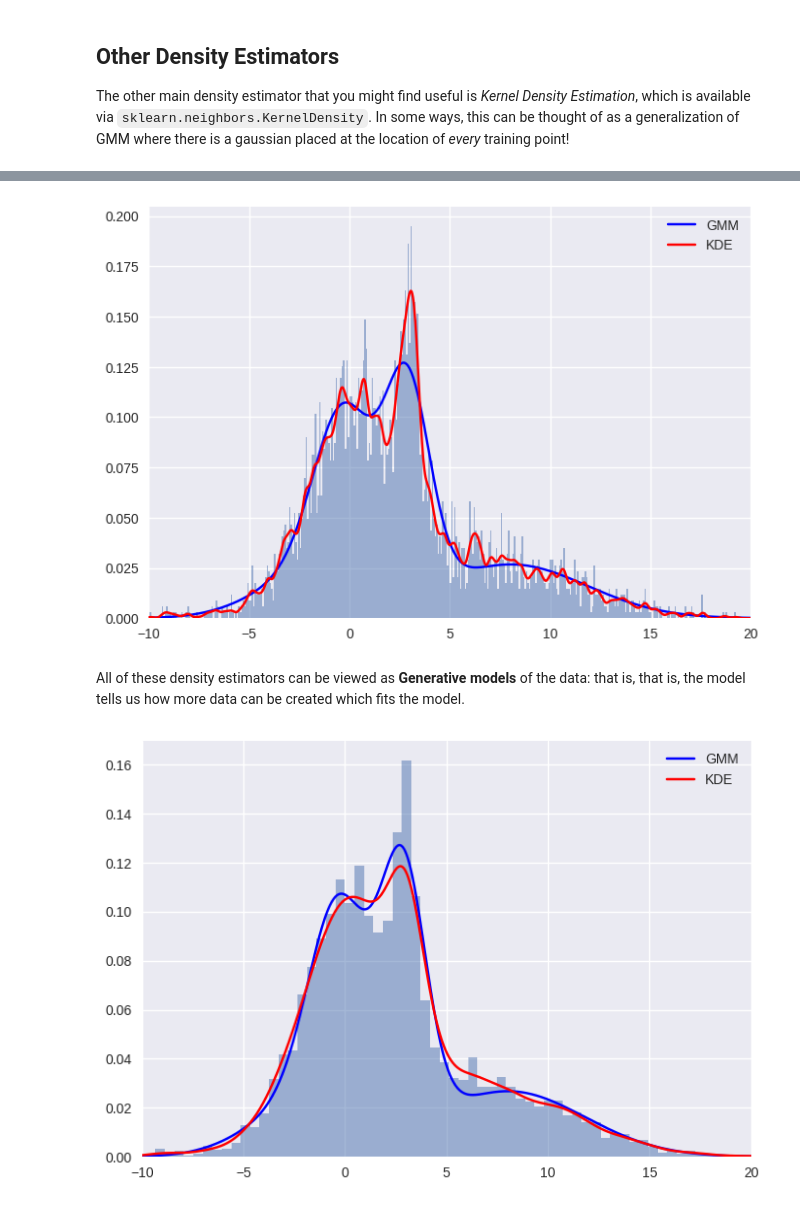
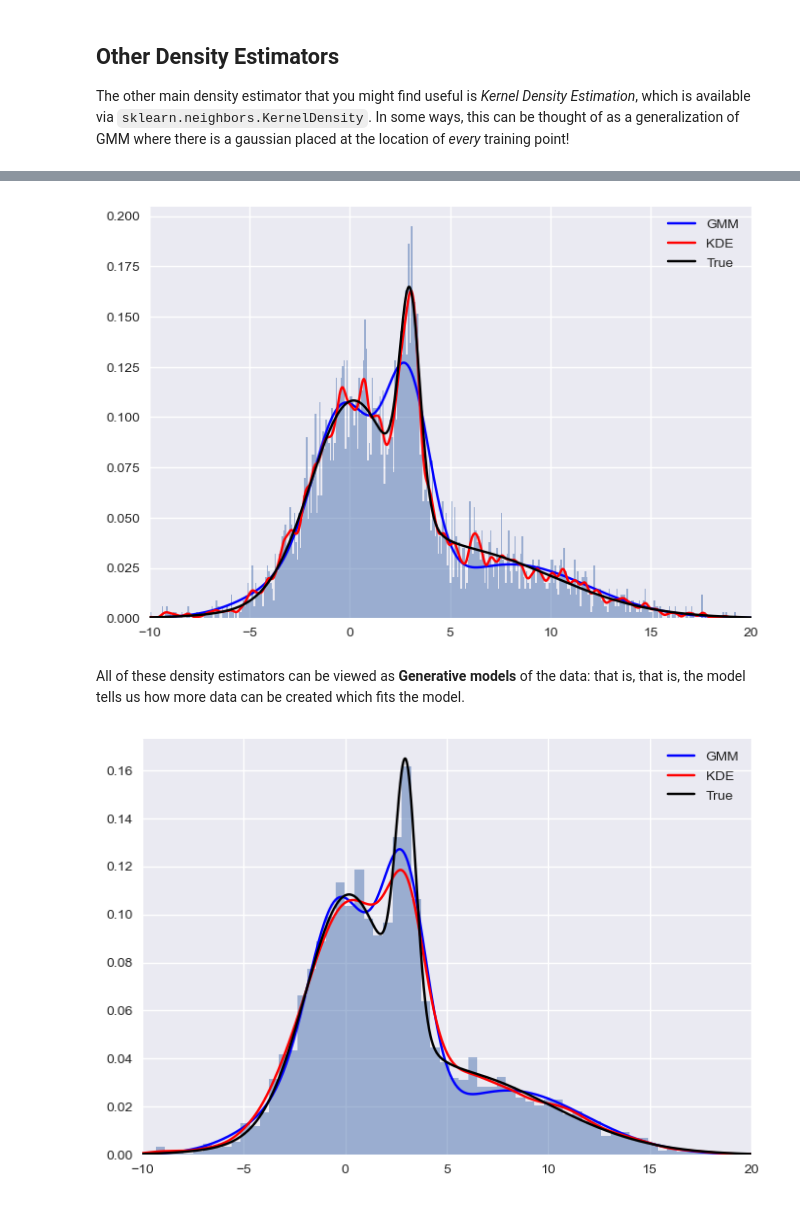
Before and after one commit to brockparker/Coursework, a Jupyter notebook: ASTR-513/Lectures/Scikit-learn-master/notebooks/04.3-Density-GMM.ipynb, the cells around one changed output, grey strips where cells are left out. Cells and saved outputs as stored; diff of their text form; code cells hidden in the pictures.

```diff
--- a/ASTR-513/Lectures/Scikit-learn-master/notebooks/04.3-Density-GMM.ipynb
+++ b/ASTR-513/Lectures/Scikit-learn-master/notebooks/04.3-Density-GMM.ipynb
@@ -264,21 +266,23 @@ density_kde = np.exp(kde.score_samples(xpdf[:, None]))
 plt.hist(x, 500, density=True, alpha=0.5)
 plt.plot(xpdf, density, '-b', label='GMM')
 plt.plot(xpdf, density_kde, '-r', label='KDE')
+plt.plot(z, rv, 'k', label='True')
 plt.xlim(-10, 20)
 plt.legend();
 # %% [output]
-[figure, old version]
+[figure, new version]
 # %% [markdown]
 All of these density estimators can be viewed as **Generative models** of the data: that is, that is, the model tells us how more data can be created which fits the model.
 # %%
 from sklearn.neighbors import KernelDensity
 kde = KernelDensity(kernel='gaussian', bandwidth=0.75).fit(x[:, None])
 density_kde = np.exp(kde.score_samples(xpdf[:, None]))
 
 plt.hist(x, 80, density=True, alpha=0.5)
 plt.plot(xpdf, density, '-b', label='GMM')
 plt.plot(xpdf, density_kde, '-r', label='KDE')
+plt.plot(z, rv, 'k', label='True')
 plt.xlim(-10, 20)
 plt.legend();
 # %% [output]
-[figure, old version]
+[figure, new version]
```
Also changed, not shown: parts of 3 cells of this notebook, 2 other files.
